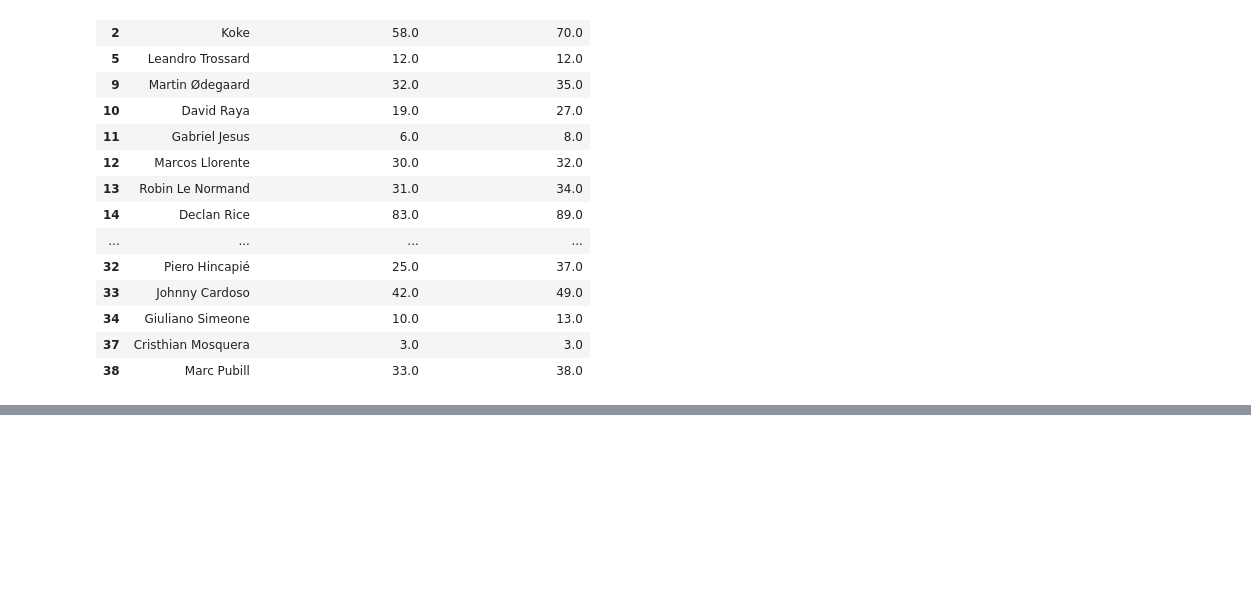
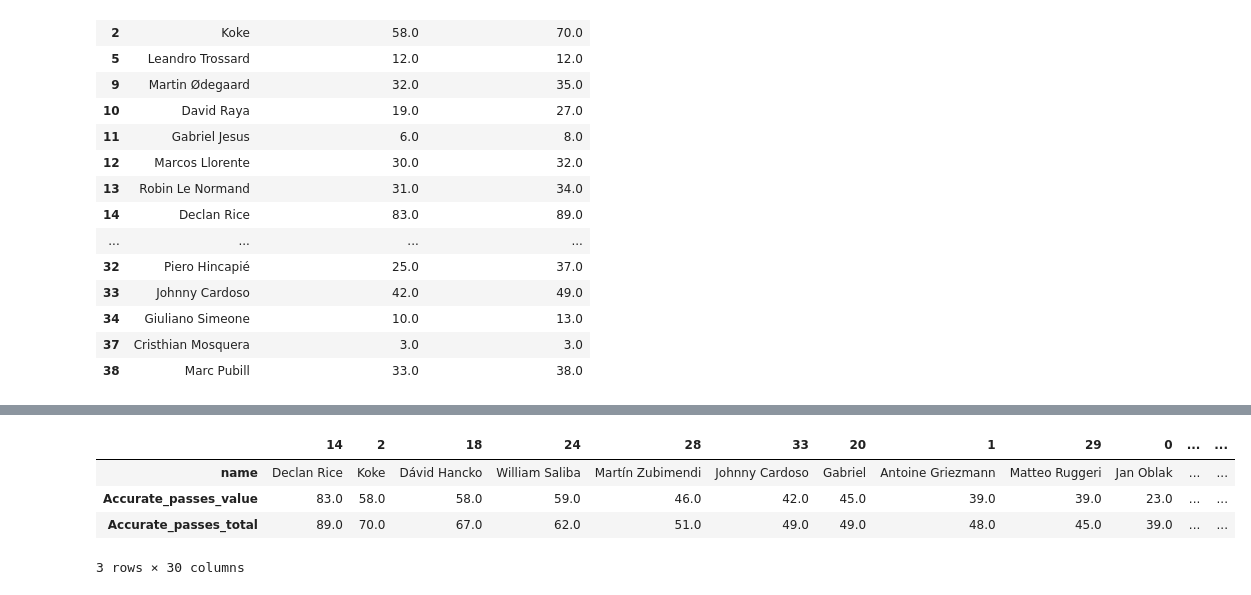
Before and after one commit to bolaxel/random-games, a Jupyter notebook: waffle_plot.ipynb, the cells around one changed output, grey strips where cells are left out. Saved outputs shown, nothing was run; the diff lists cells and outputs as text; code cells hidden in the pictures; blank space fills up the shorter version.

```diff
--- a/waffle_plot.ipynb
+++ b/waffle_plot.ipynb
@@ -72,0 +79,4 @@ w_df
+# %%
+# sort data by accurate passes value
+w_df = w_df.sort_values(by=['Accurate_passes_total'], ascending=False)
+w_df.head()
@@ -72,0 +90,10 @@ w_df
+# %%
+# transpose the df
+w_df = w_df.T
+w_df.head()
+# %% [output]
+|  | 14 | 2 | 18 | 24 | 28 | 33 | 20 | 1 | 29 | 0 | ... | ... |
+| name | Declan Rice | Koke | Dávid Hancko | William Saliba | Martín Zubimendi | Johnny Cardoso | Gabriel | Antoine Griezmann | Matteo Ruggeri | Jan Oblak | ... | ... |
+| Accurate_passes_value | 83.0 | 58.0 | 58.0 | 59.0 | 46.0 | 42.0 | 45.0 | 39.0 | 39.0 | 23.0 | ... | ... |
+| Accurate_passes_total | 89.0 | 70.0 | 67.0 | 62.0 | 51.0 | 49.0 | 49.0 | 48.0 | 45.0 | 39.0 | ... | ... |
+3 rows × 30 columns
```
Also changed, not shown: parts of 9 cells of this notebook.
